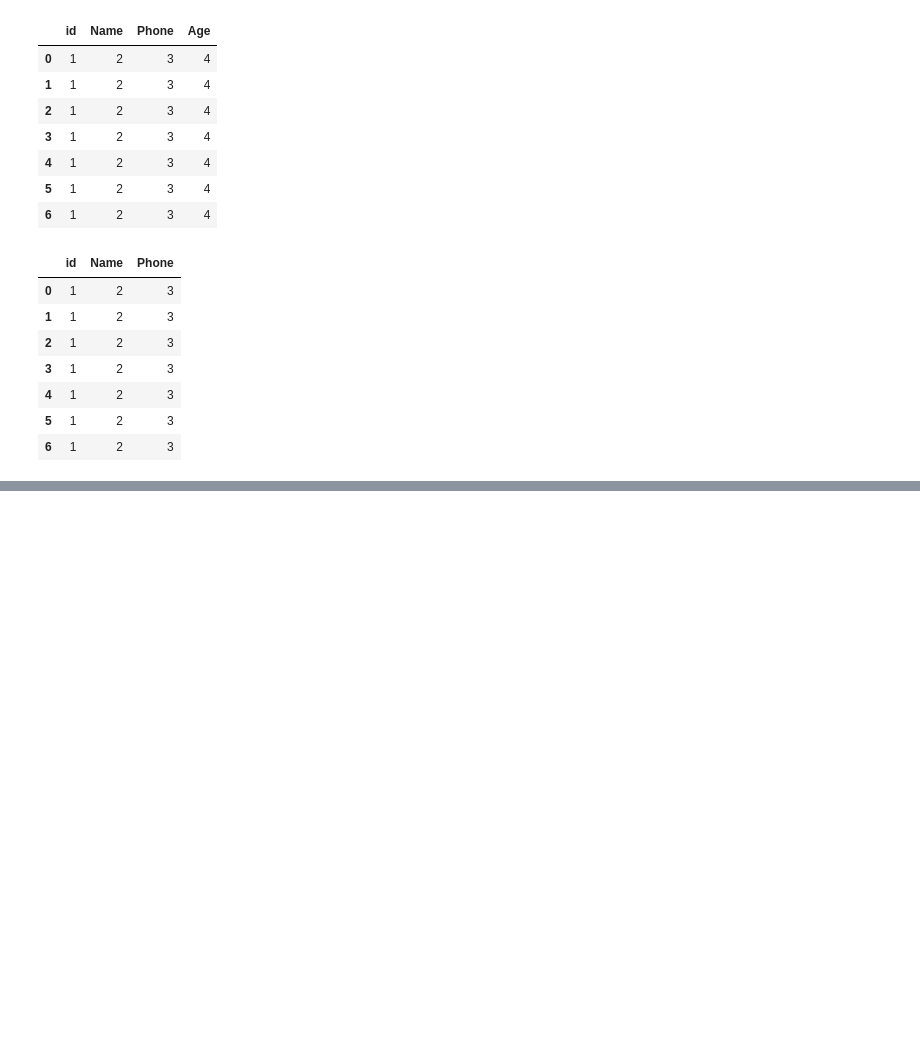
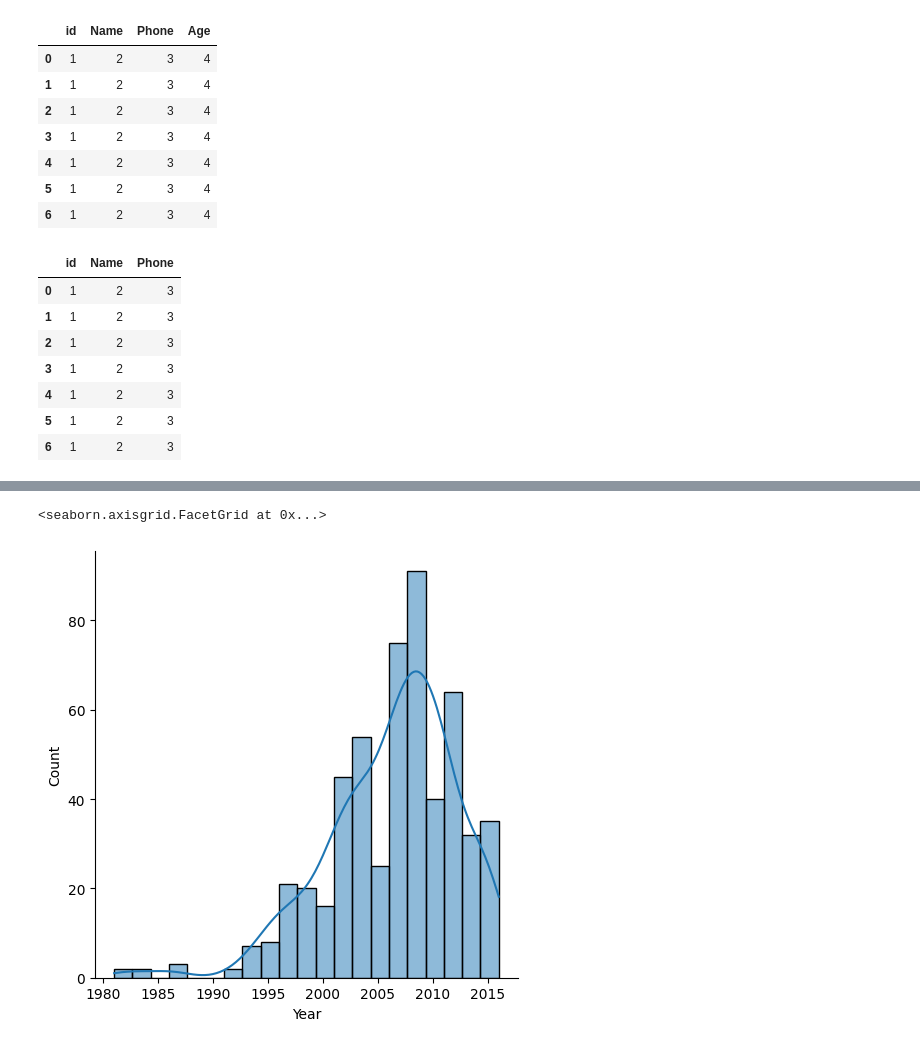
Before and after one commit to denkattt/Python, a Jupyter notebook: Scripts/pr4/test.ipynb, the cells around one changed output, grey strips where cells are left out. Saved outputs shown, nothing was run; the diff lists cells and outputs as text; code cells hidden in the pictures; blank space fills up the shorter version.

```diff
--- a/Scripts/pr4/test.ipynb
+++ b/Scripts/pr4/test.ipynb
@@ -204,0 +294,5 @@ p6.drop(columns=['Age'])
+# %%
+sns.displot(df['Year'], kde=True)
+# %% [output]
+<seaborn.axisgrid.FacetGrid at 0x...>
+[figure, added]
```
Also changed, not shown: parts of 11 cells of this notebook, 7 other files.
